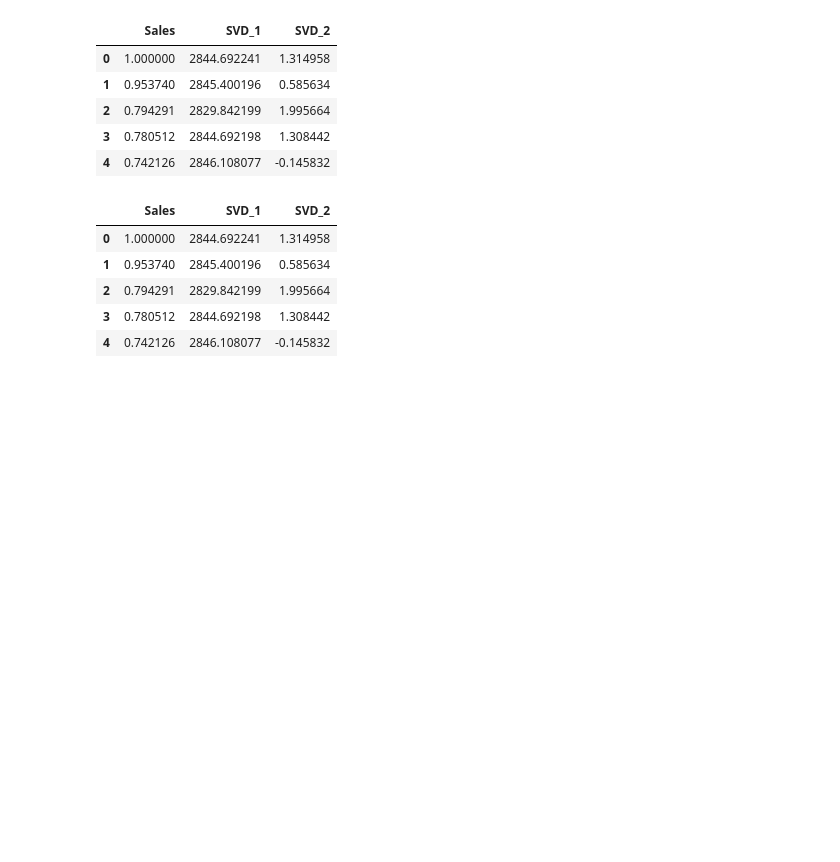
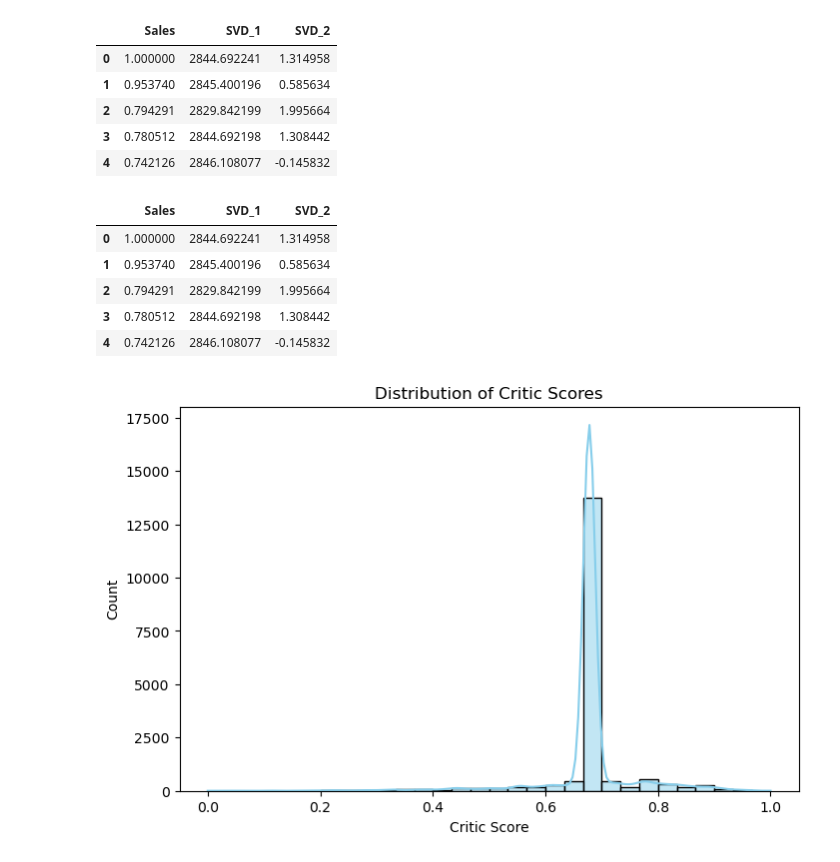
Before and after one commit to IT24102235/Video_Game_Sales_Predictor, a Jupyter notebook: notebooks/1. Data Preprocessing/6. Dimensionality Reduction/IT24102924_Dimensionality Reduction.ipynb, the cells around one changed output. Drawn from its saved outputs; the diff is of its cells as text; code cells hidden in the pictures; blank space fills up the shorter version.

```diff
--- a/notebooks/1. Data Preprocessing/6. Dimensionality Reduction/IT24102924_Dimensionality Reduction.ipynb
+++ b/notebooks/1. Data Preprocessing/6. Dimensionality Reduction/IT24102924_Dimensionality Reduction.ipynb
@@ -7,7 +7,7 @@ import matplotlib.pyplot as plt
 # %%
 from sklearn.decomposition import TruncatedSVD
 # %%
-df = pd.read_csv("/Users/senuja/Jupyter Notebook/Video_Game_Sales_Predictor/data/external/5. Feature Selection/Feature Selection(1-hot).csv")
+df = pd.read_csv(r"C:\Users\Muaadh moulana\Jupyter Notebook\Video_Game_Sales_Predictor\data\external\5. Feature Selection\Feature Selection(Frequency).csv")
 # %%
 df.head()
 # %% [output]
@@ -88,4 +87,16 @@ df.head()
 | 2 | 0.794291 | 2829.842199 | 1.995664 |
 | 3 | 0.780512 | 2844.692198 | 1.308442 |
 | 4 | 0.742126 | 2846.108077 | -0.145832 |
+# %%
+import matplotlib.pyplot as plt
+import seaborn as sns
+
+plt.figure(figsize=(8,5))
+sns.histplot(df["Critic Score"].dropna(), bins=30, kde=True, color="skyblue")
+plt.title("Distribution of Critic Scores")
+plt.xlabel("Critic Score")
+plt.ylabel("Count")
+plt.show()
+# %% [output]
+[figure, added]
 # %%
```
Also changed, not shown: parts of 6 cells of this notebook, 6 other files.
